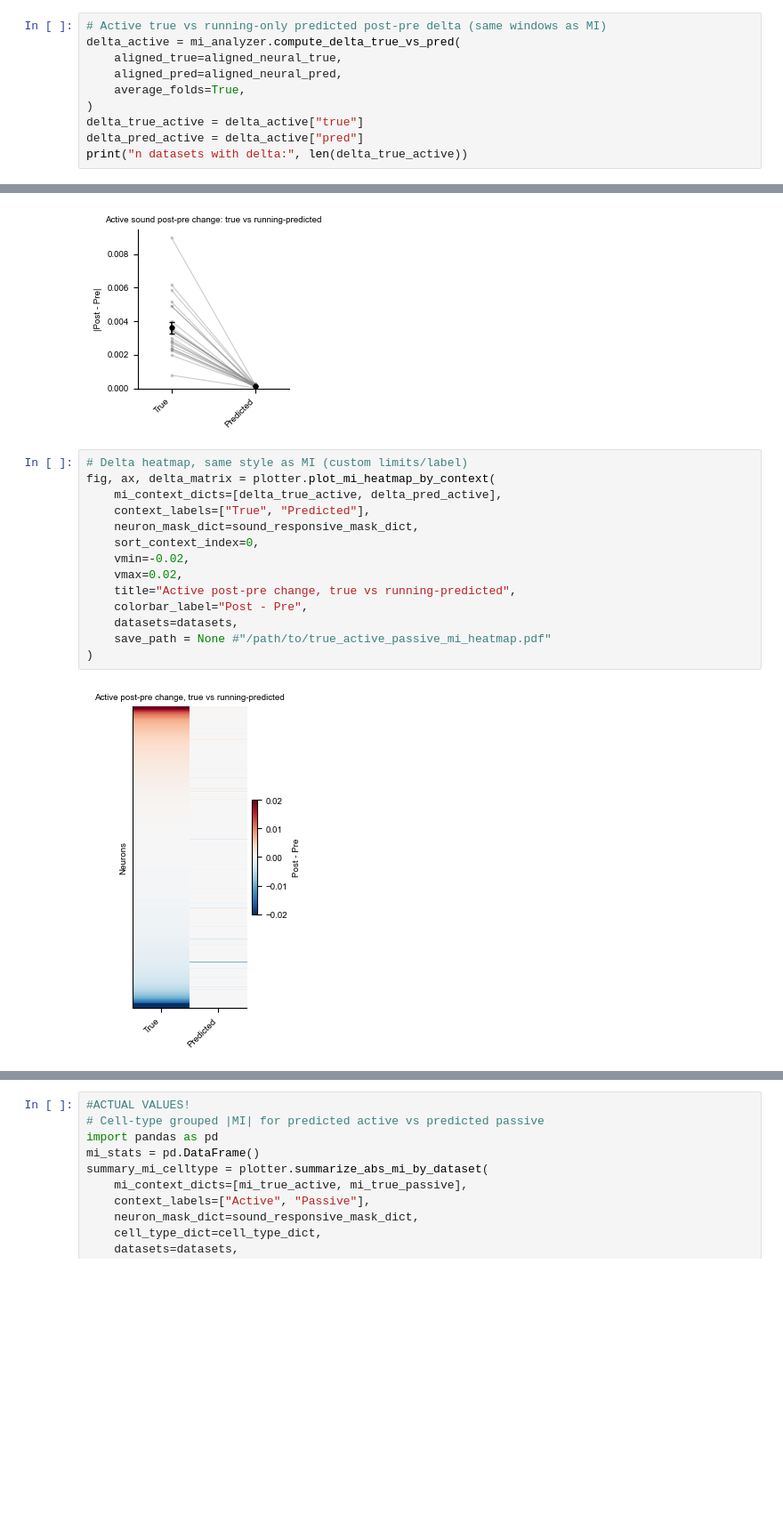
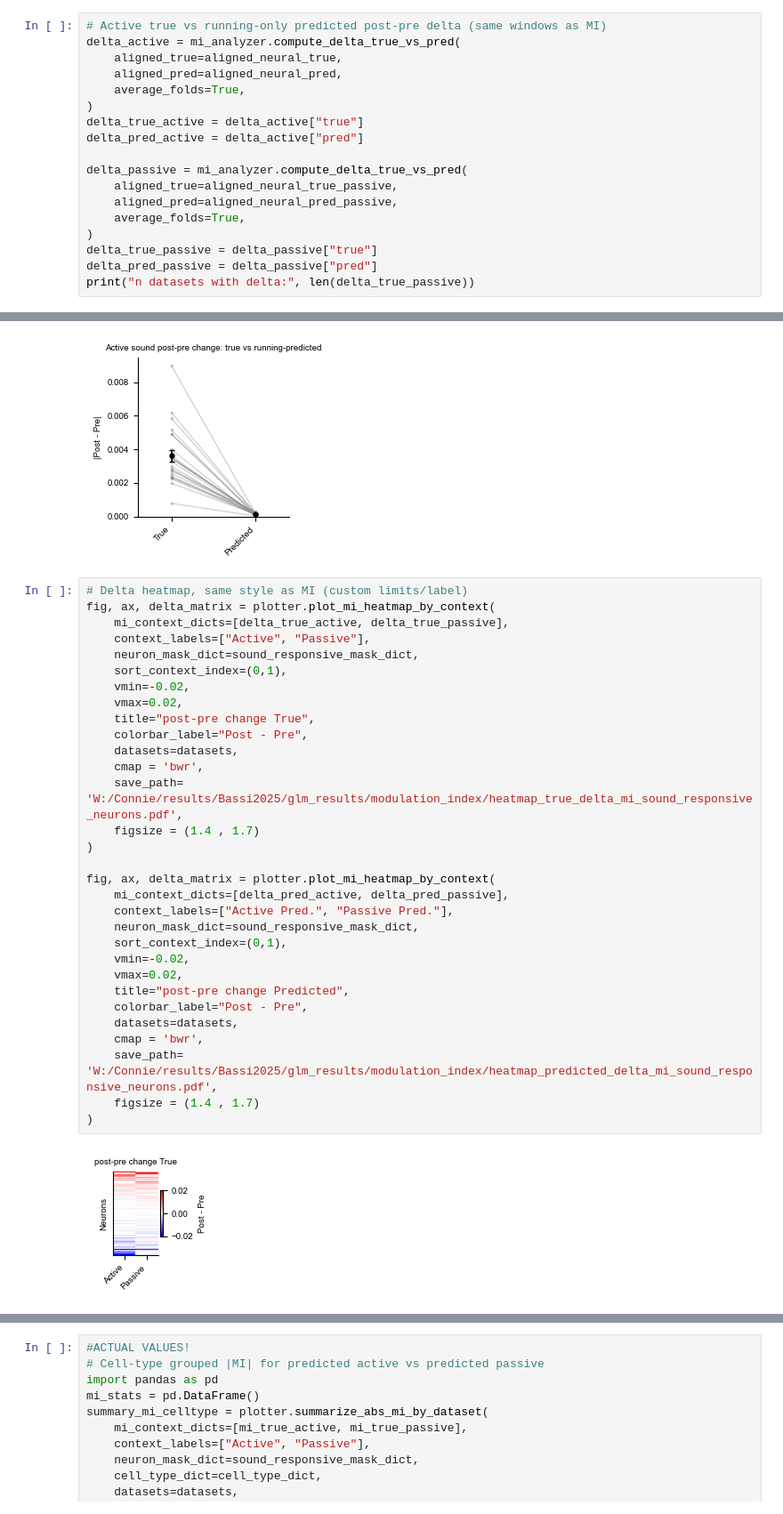
Before and after one commit to constanzabassi/GLM-analysis, a Jupyter notebook: notebooks/run_glm_encoding_analysis_running_models.ipynb, the cells around one changed output, grey strips where cells are left out. Shown at 89% size. Cells and saved outputs as stored; diff of their text form; blank space fills up the shorter version.

```diff
--- a/notebooks/run_glm_encoding_analysis_running_models.ipynb
+++ b/notebooks/run_glm_encoding_analysis_running_models.ipynb
@@ -534,7 +539,15 @@ delta_active = mi_analyzer.compute_delta_true_vs_pred(
 )
 delta_true_active = delta_active["true"]
 delta_pred_active = delta_active["pred"]
-print("n datasets with delta:", len(delta_true_active))
+
+delta_passive = mi_analyzer.compute_delta_true_vs_pred(
+    aligned_true=aligned_neural_true_passive,
+    aligned_pred=aligned_neural_pred_passive,
+    average_folds=True,
+)
+delta_true_passive = delta_passive["true"]
+delta_pred_passive = delta_passive["pred"]
+print("n datasets with delta:", len(delta_true_passive))
 # %% [output]
 n datasets with delta: 24
 # %%
@@ -553,16 +566,33 @@ fig, ax, summary_delta_active = plotter.plot_true_vs_pred_abs_delta_summary(
 # %%
 # Delta heatmap, same style as MI (custom limits/label)
 fig, ax, delta_matrix = plotter.plot_mi_heatmap_by_context(
-    mi_context_dicts=[delta_true_active, delta_pred_active],
-    context_labels=["True", "Predicted"],
+    mi_context_dicts=[delta_true_active, delta_true_passive],
+    context_labels=["Active", "Passive"],
     neuron_mask_dict=sound_responsive_mask_dict,
-    sort_context_index=0,
+    sort_context_index=(0,1),
     vmin=-0.02,
     vmax=0.02,
-    title="Active post-pre change, true vs running-predicted",
+    title="post-pre change True",
     colorbar_label="Post - Pre",
     datasets=datasets,
-    save_path = None #"/path/to/true_active_passive_mi_heatmap.pdf"
+    cmap = 'bwr',
+    save_path= 'W:/Connie/results/Bassi2025/glm_results/modulation_index/heatmap_true_delta_mi_sound_responsive_neurons.pdf',
+    figsize = (1.4 , 1.7)
 )
+
+fig, ax, delta_matrix = plotter.plot_mi_heatmap_by_context(
+    mi_context_dicts=[delta_pred_active, delta_pred_passive],
+    context_labels=["Active Pred.", "Passive Pred."],
+    neuron_mask_dict=sound_responsive_mask_dict,
+    sort_context_index=(0,1),
+    vmin=-0.02,
+    vmax=0.02,
+    title="post-pre change Predicted",
+    colorbar_label="Post - Pre",
+    datasets=datasets,
+    cmap = 'bwr',
+    save_path= 'W:/Connie/results/Bassi2025/glm_results/modulation_index/heatmap_predicted_delta_mi_sound_responsive_neurons.pdf',
+    figsize = (1.4 , 1.7)
+)
 # %% [output]
-[figure, old version]
+[figure, new version]
```
Also changed, not shown: parts of 6 cells of this notebook.
